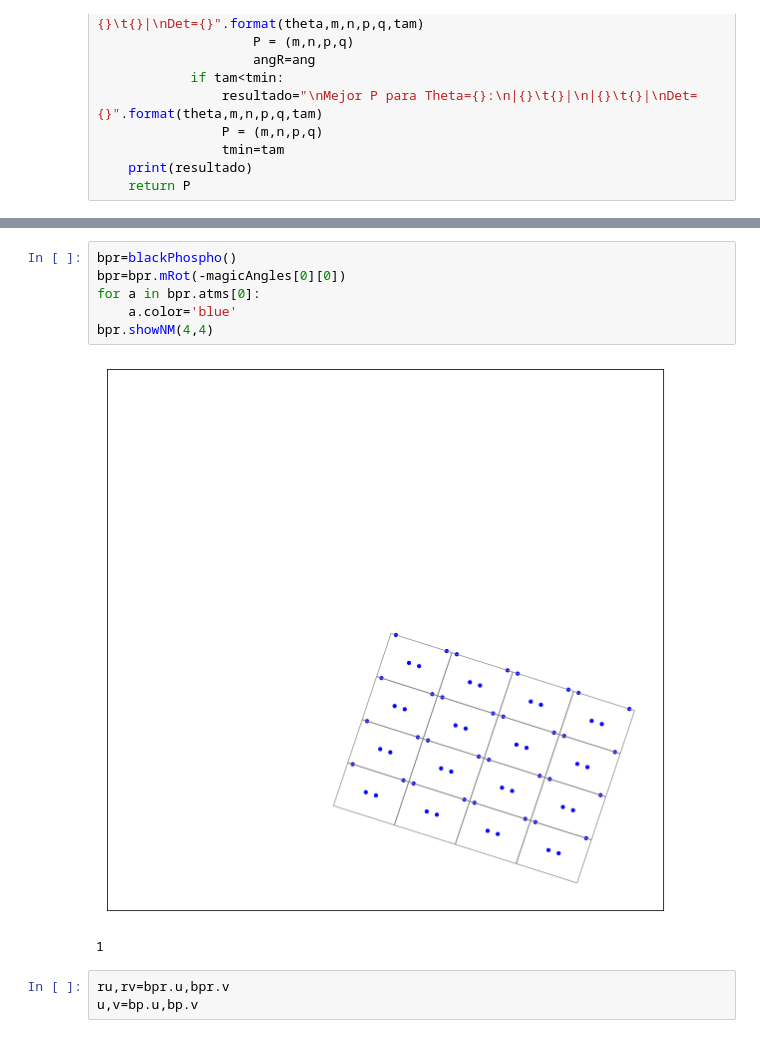
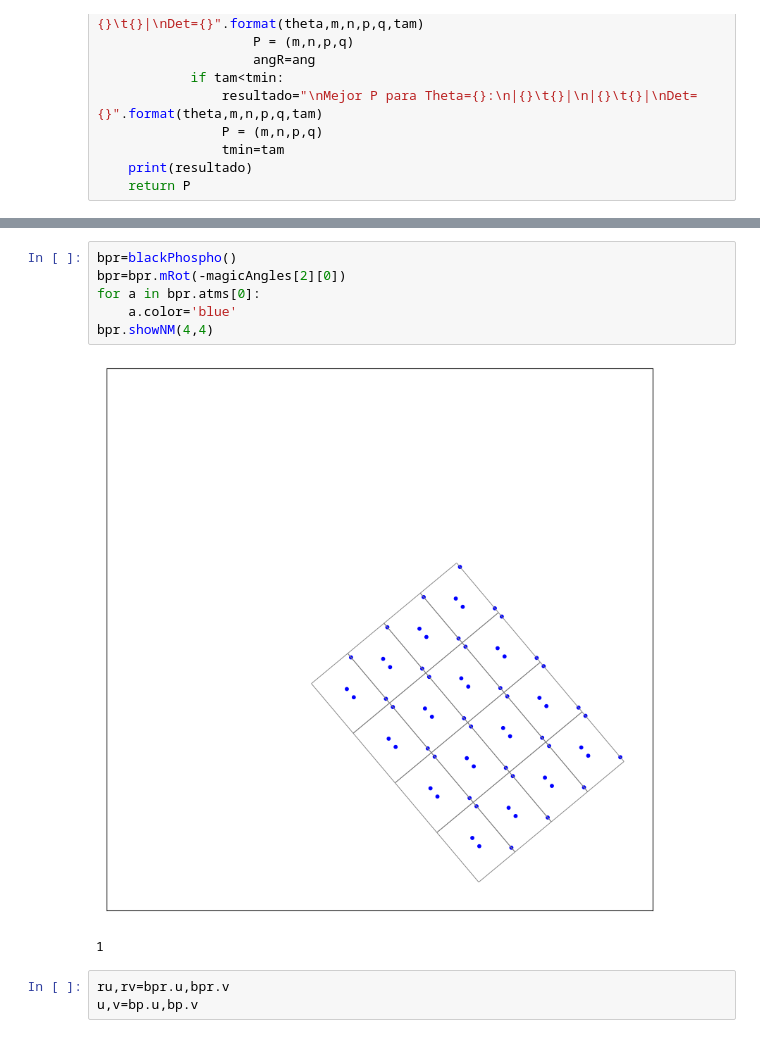
Before and after one commit to OssielAg/SS, a Jupyter notebook: 07 (Oct10)/A90g.ipynb, the cells around one changed output, grey strips where cells are left out. Saved outputs shown, nothing was run; the diff lists cells and outputs as text.

```diff
--- a/07 (Oct10)/A90g.ipynb
+++ b/07 (Oct10)/A90g.ipynb
@@ -151,11 +172,11 @@ rl
 # %%
 bpr=blackPhospho()
-bpr=bpr.mRot(-magicAngles[0][0])
+bpr=bpr.mRot(-magicAngles[2][0])
 for a in bpr.atms[0]:
     a.color='blue'
 bpr.showNM(4,4)
 # %% [output]
-[figure, old version]
+[figure, new version]
 1
 # %%
 ru,rv=bpr.u,bpr.v
```
Also changed, not shown: parts of 16 cells of this notebook, 15 other files.
